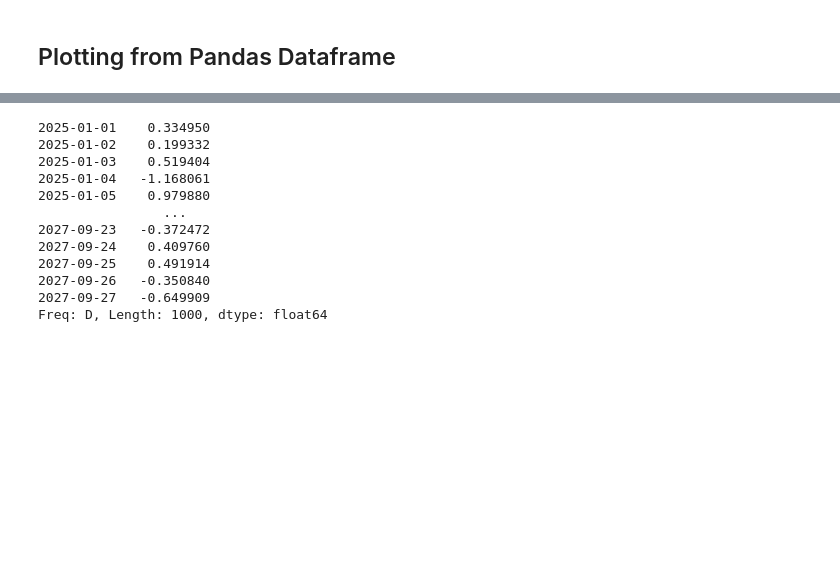
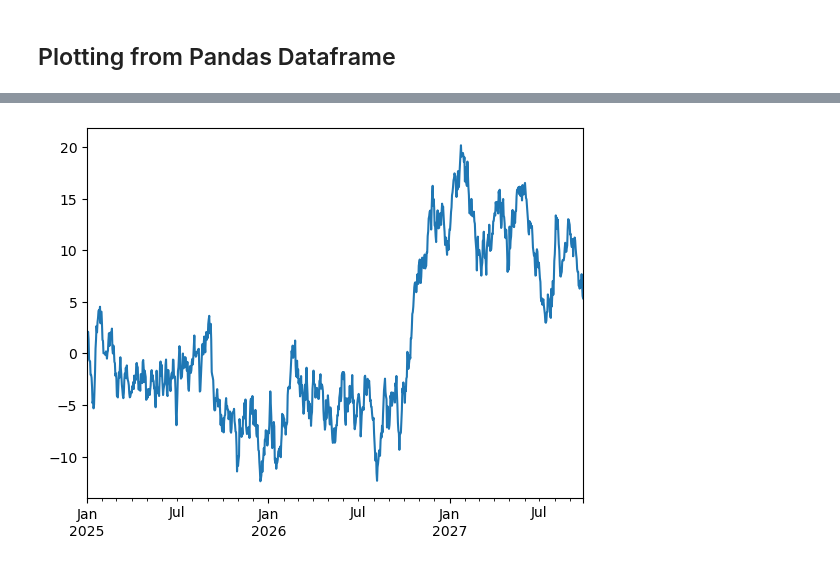
Before and after one commit to pnowak2/learnjs, a Jupyter notebook: libraries/machine learning/complete-machine-learning-bootcamp-udemy/8-matplotlib/introduction-to-matplotlib.ipynb, the cells around one changed output, grey strips where cells are left out. Cells and saved outputs as stored; diff of their text form; code cells hidden in the pictures; blank space fills up the shorter version.

```diff
--- a/libraries/machine learning/complete-machine-learning-bootcamp-udemy/8-matplotlib/introduction-to-matplotlib.ipynb
+++ b/libraries/machine learning/complete-machine-learning-bootcamp-udemy/8-matplotlib/introduction-to-matplotlib.ipynb
@@ -191,17 +204,8 @@ car_sales = pd.read_csv("car-sales.csv")
 # %%
 ts = pd.Series(np.random.randn(1000),
                index=pd.date_range("1/1/2025", periods=1000))
-ts
+ts.head(5), ts.tail(5)
+ts = ts.cumsum()
+ts.plot();
 # %% [output]
-2025-01-01    0.334950
-2025-01-02    0.199332
-2025-01-03    0.519404
-2025-01-04   -1.168061
-2025-01-05    0.979880
-                ...
-2027-09-23   -0.372472
-2027-09-24    0.409760
-2027-09-25    0.491914
-2027-09-26   -0.350840
-2027-09-27   -0.649909
-Freq: D, Length: 1000, dtype: float64
+[figure, added]
```
Also changed, not shown: parts of 13 cells of this notebook, 1 other file.
